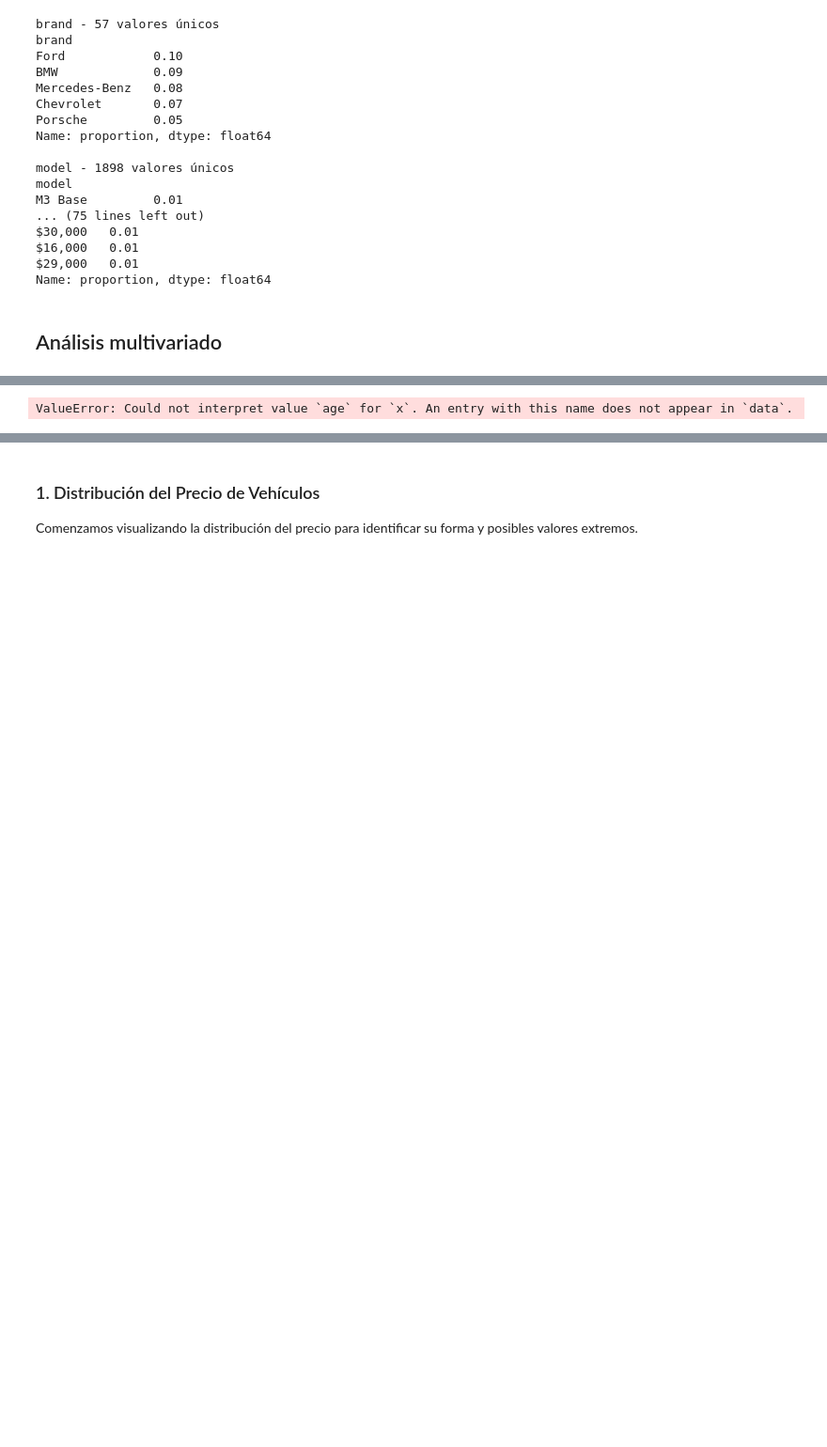
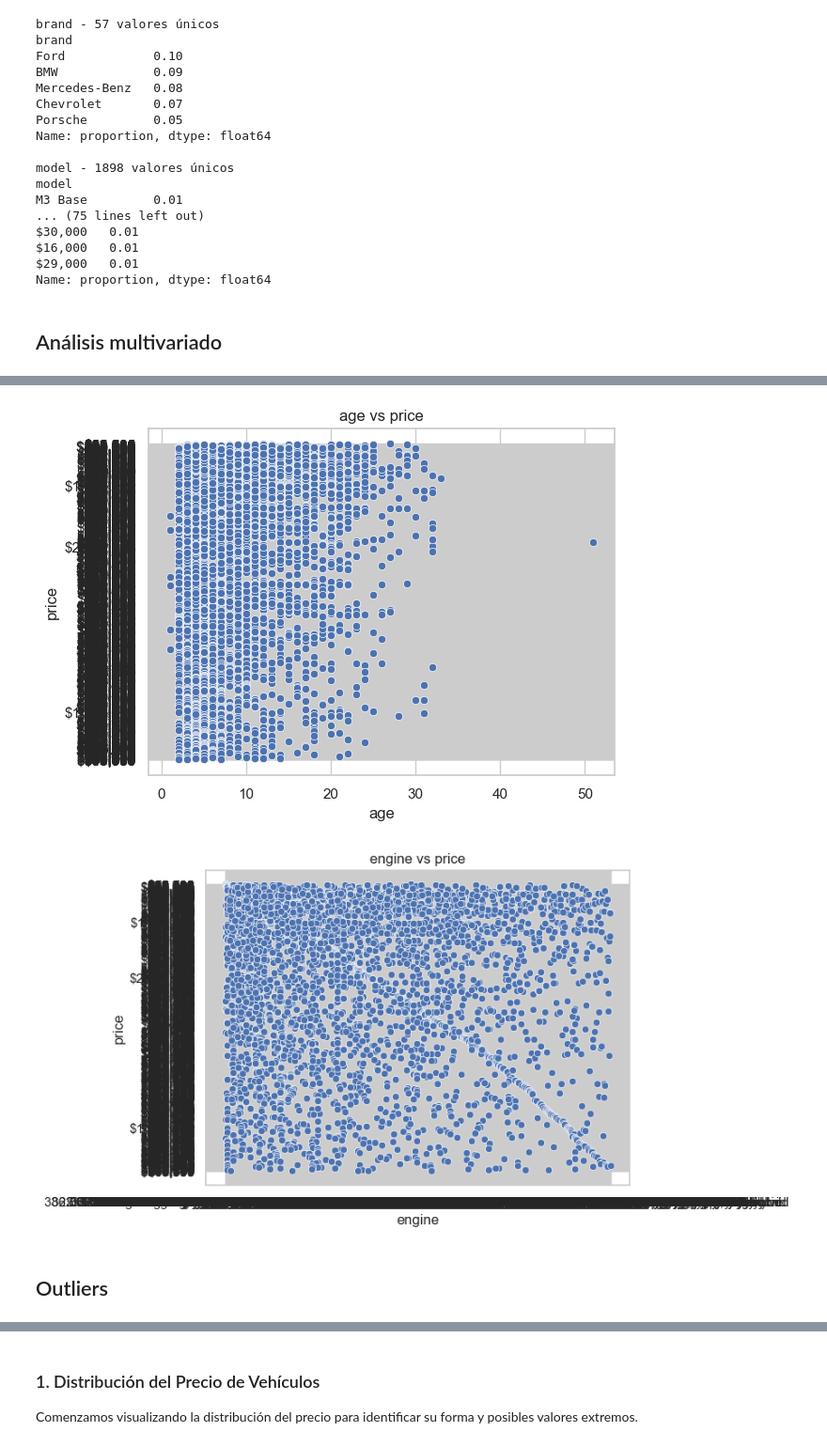
Before and after one commit to mariasuescum/Regression-of-Used-Car-Prices-Project, a Jupyter notebook: used-cars.ipynb, the cells around one changed output, grey strips where cells are left out. Shown at 94% size. Saved outputs shown, nothing was run; the diff lists cells and outputs as text; code cells hidden in the pictures; blank space fills up the shorter version.

```diff
--- a/used-cars.ipynb
+++ b/used-cars.ipynb
@@ -672,11 +702,16 @@ Name: proportion, dtype: float64
 ## Análisis multivariado
 # %%
 # Precio vs variables principales
-important_vars = ['milage', 'age', 'engine_hp']
+important_vars = ['milage', 'age', 'engine']
+if 'age' not in df.columns:
+    df['age'] = 2025 - df['model_year']
 for var in important_vars:
     sns.scatterplot(data=df, x=var, y='price')
     plt.title(f'{var} vs price')
     plt.show()
 # %% [output]
 [figure]
-ValueError: Could not interpret value `age` for `x`. An entry with this name does not appear in `data`.
+[figure, added]
+[figure, added]
+# %% [markdown]
+## Outliers
```
Also changed, not shown: parts of 6 cells of this notebook.
